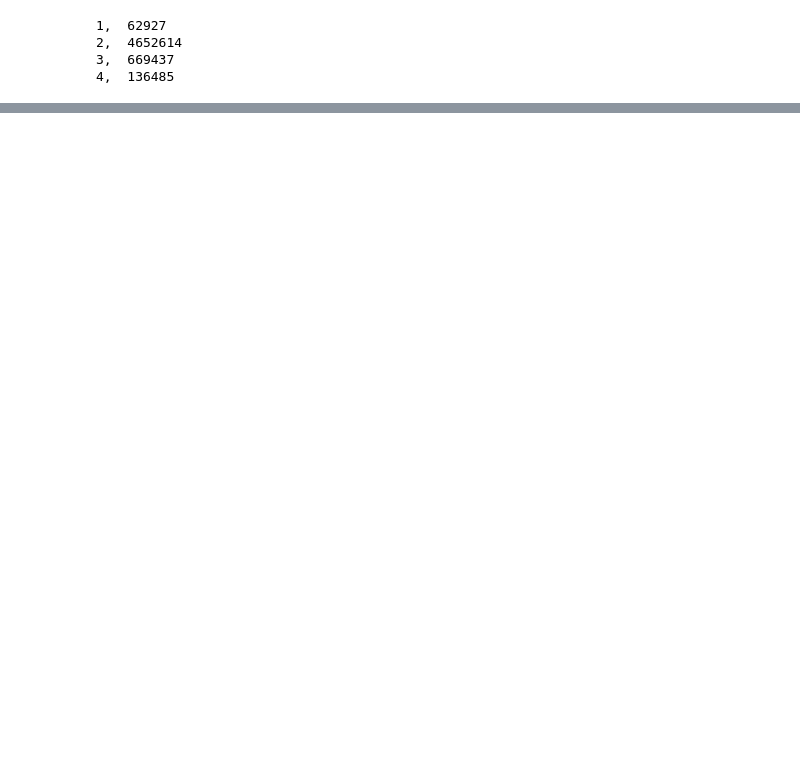
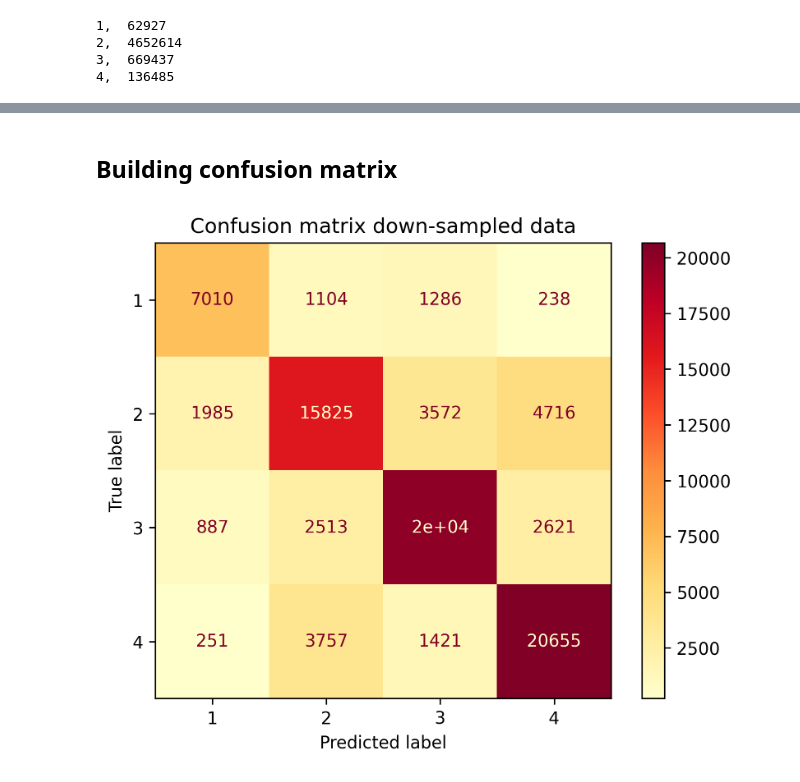
Before and after one commit to abraham-harris/crash-severity, a Jupyter notebook: notebooks/Accident_Complete_Code.ipynb, the cells around one changed output, grey strips where cells are left out. Drawn from its saved outputs; the diff is of its cells as text; code cells hidden in the pictures; blank space fills up the shorter version.

```diff
--- a/notebooks/Accident_Complete_Code.ipynb
+++ b/notebooks/Accident_Complete_Code.ipynb
@@ -481,0 +568,13 @@ print("4, ", len(df_Sep4))
+# %%
+# define search space
+space = {
+    "eta": hp.uniform("learning_rate", 1e-4, 1),
+    "gamma": hp.uniform("gamma", 0, 1),
+    "max_depth": hp.randint("max_depth", 1, 21),
+    "min_child_weight": hp.randint("min_child_weight", 1, 11),
+    "subsample": hp.uniform("subsample", 1e-4, 1),
+    "colsample_bytree": hp.uniform("colsample_bytree", 1e-4, 1),
+    "lambda": hp.uniform("lambda", 0, 10),
+    "alpha": hp.uniform("alpha", 0, 10),
+    "max_leaves": hp.randint("max_leaves", 3, 101),
+}
@@ -481,0 +672,12 @@ print("4, ", len(df_Sep4))
+# %% [markdown]
+## Building confusion matrix
+# %%
+#USing code from https://www.w3schools.com/python/python_ml_confusion_matrix.asp
+from sklearn import metrics
+confusion_matrix = metrics.confusion_matrix(y_test3, y_pred_DS)
+cm_display = metrics.ConfusionMatrixDisplay(confusion_matrix = confusion_matrix, display_labels = [1, 2,3,4])
+cm_display.plot(cmap='YlOrRd')
+plt.title("Confusion matrix down-sampled data")
+plt.show()
+# %% [output]
+[figure, added]
```
Also changed, not shown: parts of 31 cells of this notebook.
